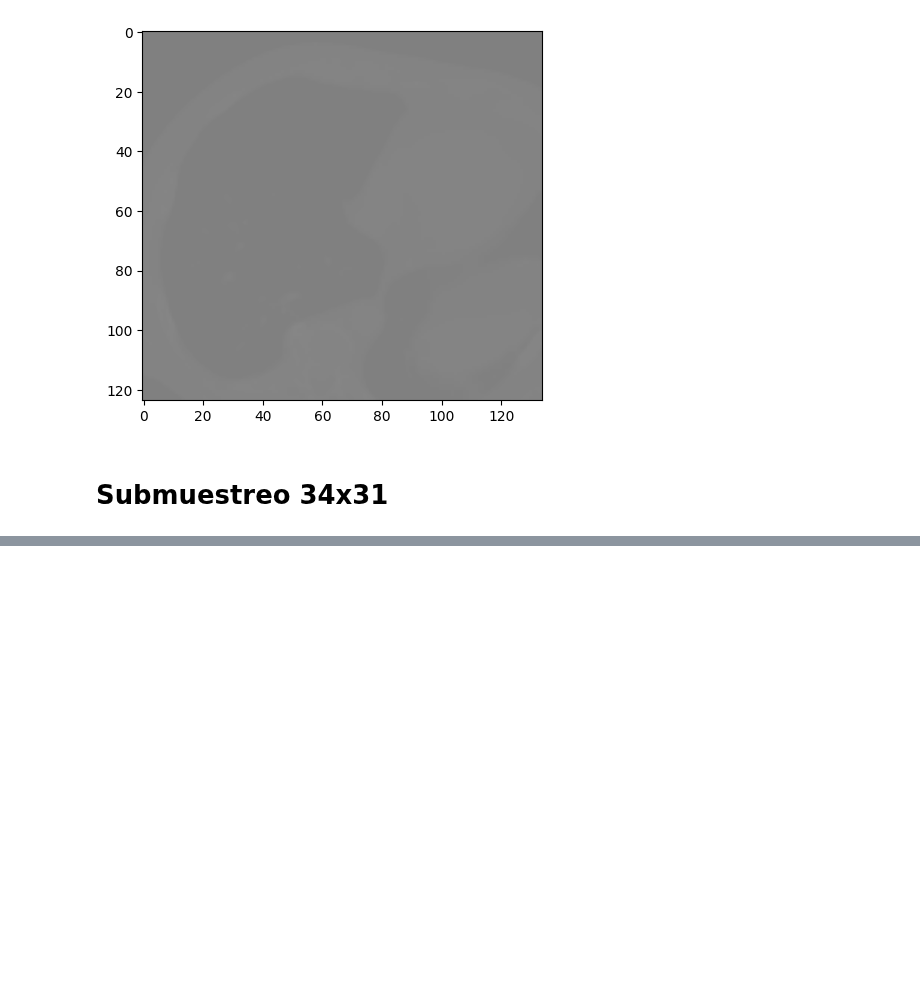
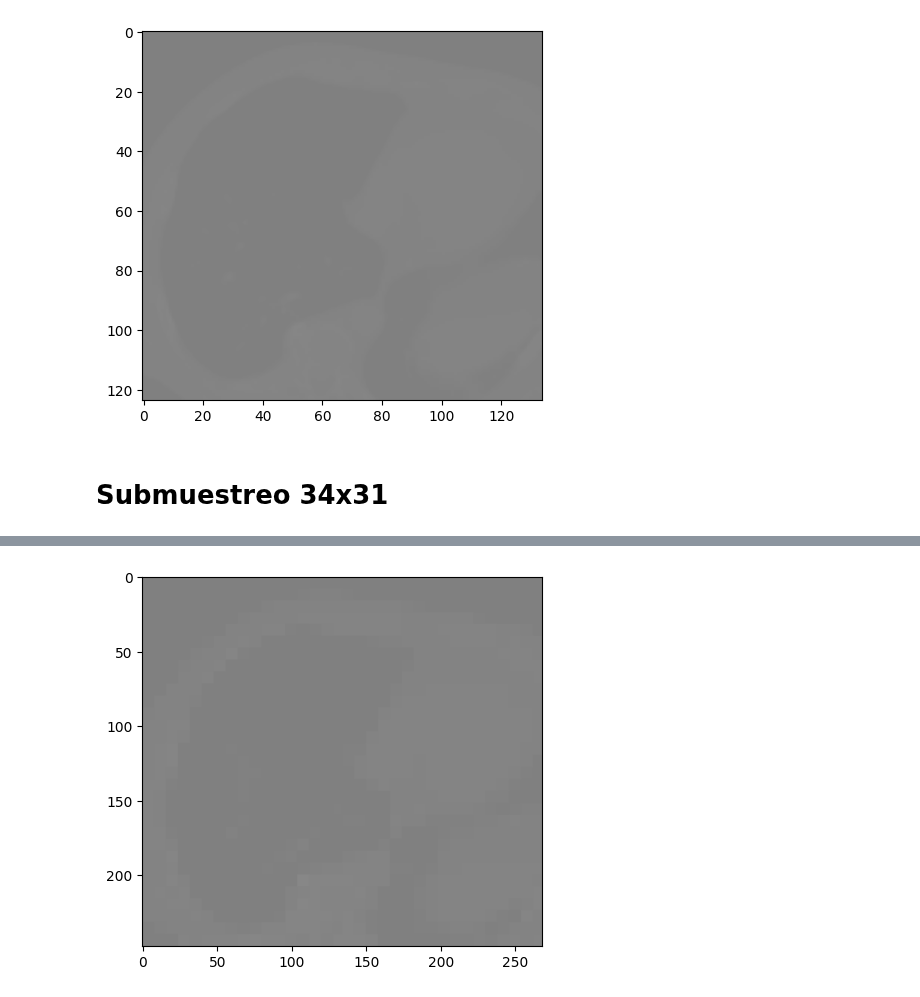
Before and after one commit to pukinidev/TalleresImagenes, a Jupyter notebook: Taller1/Punto6.ipynb, the cells around one changed output, grey strips where cells are left out. Saved outputs shown, nothing was run; the diff lists cells and outputs as text; code cells hidden in the pictures; blank space fills up the shorter version.

```diff
--- a/Taller1/Punto6.ipynb
+++ b/Taller1/Punto6.ipynb
@@ -128,0 +141,5 @@ plt.show()
+# %%
+plt.imshow(torax_ne, cmap='gray')
+plt.show()
+# %% [output]
+[figure, added]
```
Also changed, not shown: parts of 6 cells of this notebook, 3 other files.
